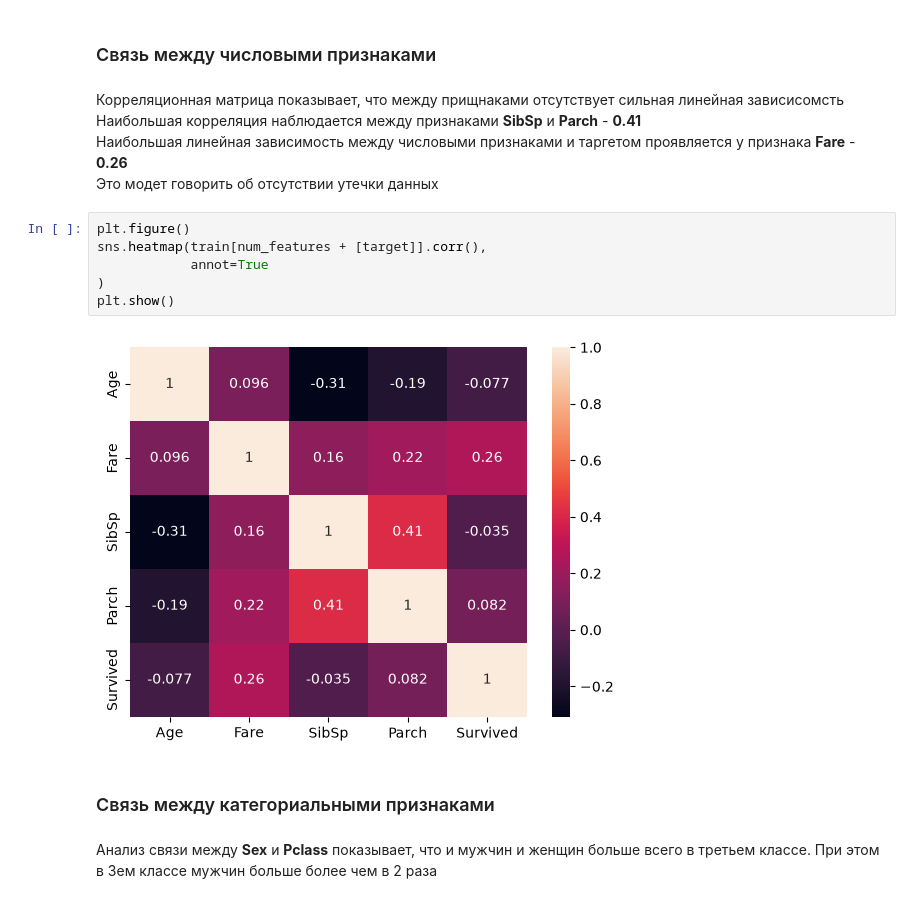
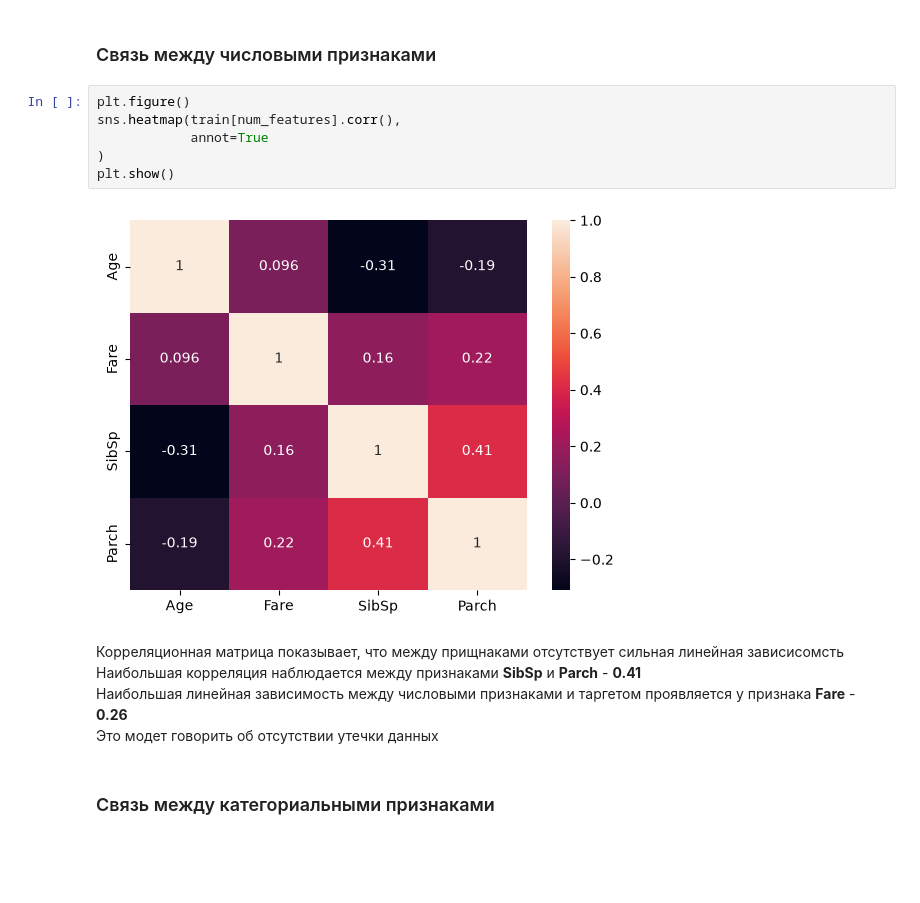
Before and after one commit to tirnish/titanic-ml, a Jupyter notebook: notebooks/01_eda.ipynb, the cells around one changed output. Drawn from its saved outputs; the diff is of its cells as text; blank space fills up the shorter version.

```diff
--- a/notebooks/01_eda.ipynb
+++ b/notebooks/01_eda.ipynb
@@ -476,20 +351,18 @@ special_features
 На текущем этапе работы анализ специальных признаков, потенциально несущих полезную информацию, опускается
 # %% [markdown]
 ### Связь между числовыми признаками
-# %% [markdown]
-Корреляционная матрица показывает, что между прищнаками отсутствует сильная линейная зависисомсть
-Наибольшая корреляция наблюдается между признаками **SibSp** и **Parch** - **0.41**
-Наибольшая линейная зависимость между числовыми признаками и таргетом проявляется у признака **Fare** - **0.26**
-Это модет говорить об отсутствии утечки данных
 # %%
 plt.figure()
-sns.heatmap(train[num_features + [target]].corr(),
+sns.heatmap(train[num_features].corr(),
             annot=True
 )
 plt.show()
 # %% [output]
-[figure, old version]
+[figure, new version]
+# %% [markdown]
+Корреляционная матрица показывает, что между прищнаками отсутствует сильная линейная зависисомсть
+Наибольшая корреляция наблюдается между признаками **SibSp** и **Parch** - **0.41**
+Наибольшая линейная зависимость между числовыми признаками и таргетом проявляется у признака **Fare** - **0.26**
+Это модет говорить об отсутствии утечки данных
 # %% [markdown]
 ### Связь между категориальными признаками
-# %% [markdown]
-Анализ связи между **Sex** и **Pclass** показывает, что и мужчин и женщин больше всего в третьем классе. При этом в 3ем классе мужчин больше более чем в 2 раза
```
Also changed, not shown: parts of 43 cells of this notebook, 1 other file.
